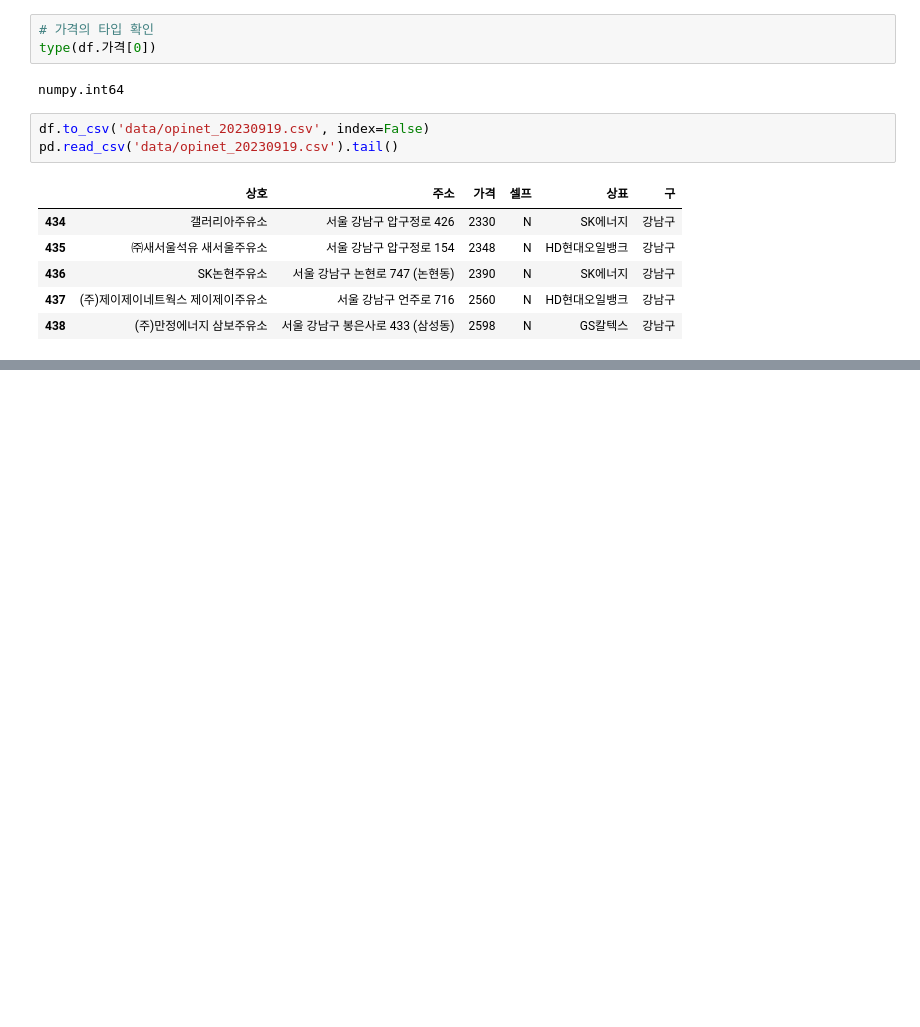
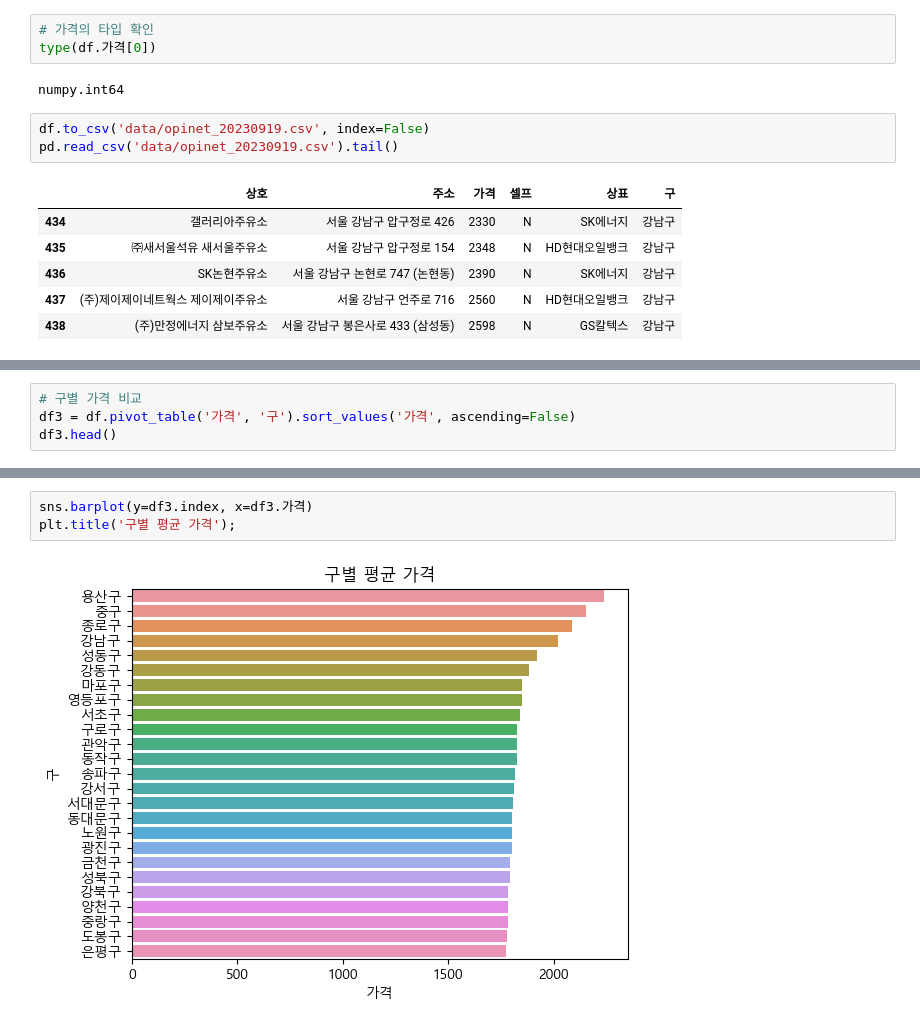
Before and after one commit to ckiekim/DataAnalysis-2023.09, a Jupyter notebook: 05.Crawling/15.Opinet.ipynb, the cells around one changed output, grey strips where cells are left out. Drawn from its saved outputs; the diff is of its cells as text; blank space fills up the shorter version.

```diff
--- a/05.Crawling/15.Opinet.ipynb
+++ b/05.Crawling/15.Opinet.ipynb
@@ -162,0 +224,4 @@ pd.read_csv('data/opinet_20230919.csv').tail()
+# %%
+# 구별 가격 비교
+df3 = df.pivot_table('가격', '구').sort_values('가격', ascending=False)
+df3.head()
@@ -162,0 +236,5 @@ pd.read_csv('data/opinet_20230919.csv').tail()
+# %%
+sns.barplot(y=df3.index, x=df3.가격)
+plt.title('구별 평균 가격');
+# %% [output]
+[figure, added]
```
Also changed, not shown: parts of 13 cells of this notebook.
